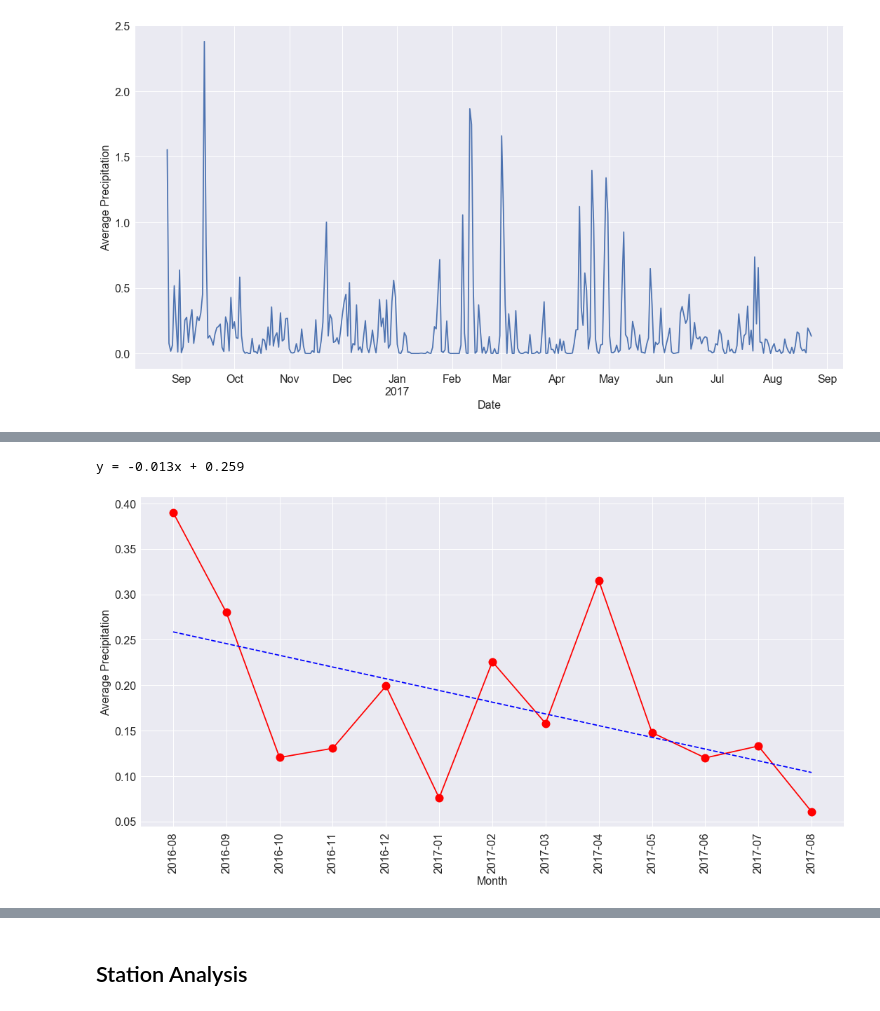
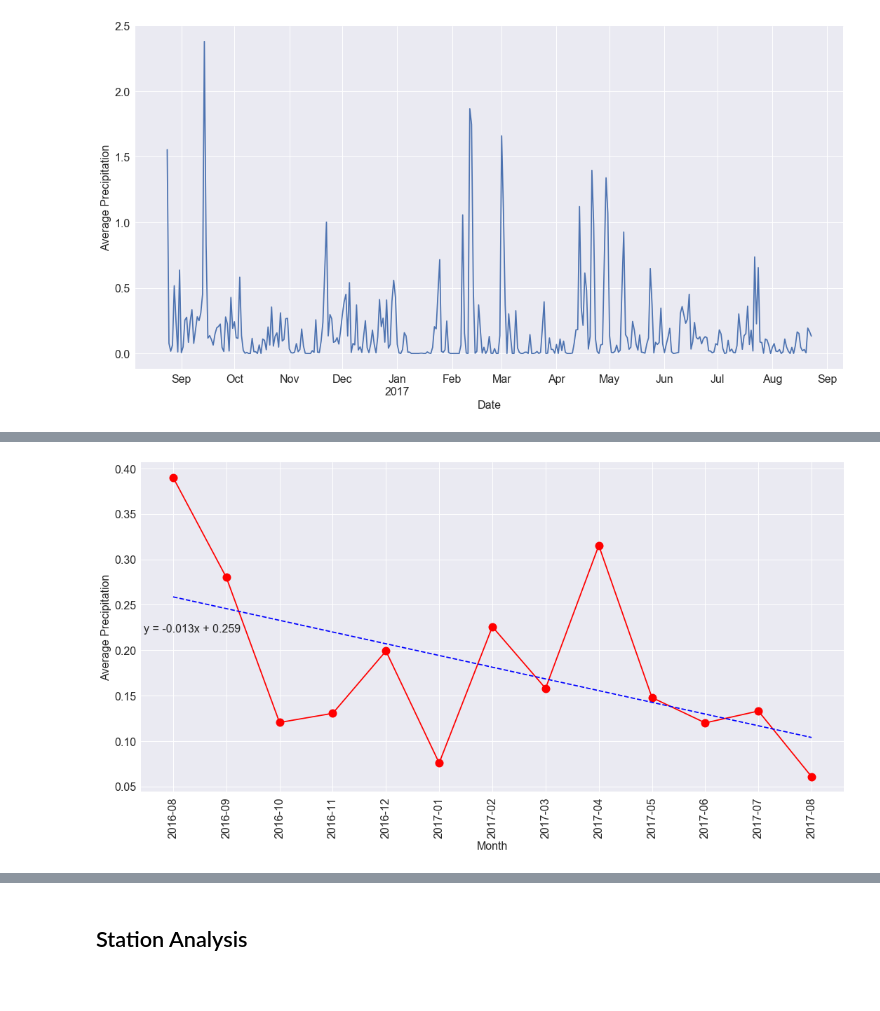
Before and after one commit to rochiecuevas/climate_analysis, a Jupyter notebook: climate_starter.ipynb, the cells around one changed output, grey strips where cells are left out. Saved outputs shown, nothing was run; the diff lists cells and outputs as text; code cells hidden in the pictures.

```diff
--- a/climate_starter.ipynb
+++ b/climate_starter.ipynb
@@ -196,25 +193,25 @@ pptn_df_monthly_avg
 # %%
 # Monthly precipitation averages for one year
 x = np.arange(len(pptn_df_monthly_avg.index))
 y = pptn_df_monthly_avg["mean"].values
 plt.figure(figsize = (15,8))
 plt.plot(x, y, marker = "o", markersize = 12, color = "red")
 
 # Calculate the trendline (linear fitting)
 # Resource: http://widu.tumblr.com/post/43624347354/matplotlib-trendline
 z = np.polyfit(x, y, 1)
 p = np.poly1d(z)
 plt.plot(x, p(x),"b--")
 
 # the line equation:
-print(f"y = %.3fx + %.3f"%(z[0],z[1]))
+equation = (f"y = %.3fx + %.3f"%(z[0],z[1]))
 
 # Plot attributes
+plt.text(-0.55,0.22, equation, fontsize = 16)
 plt.ylabel("Average Precipitation", fontsize = 16)
 plt.xlabel("Month", fontsize = 16)
 plt.xticks(x, pptn_df_monthly_avg.index.values, rotation = 90)
 plt.tight_layout()
 plt.savefig("Images/pptn_monthly_avg.svg")
 # %% [output]
-y = -0.013x + 0.259
-[figure, old version]
+[figure, new version]
```
Also changed, not shown: parts of 34 cells of this notebook.
